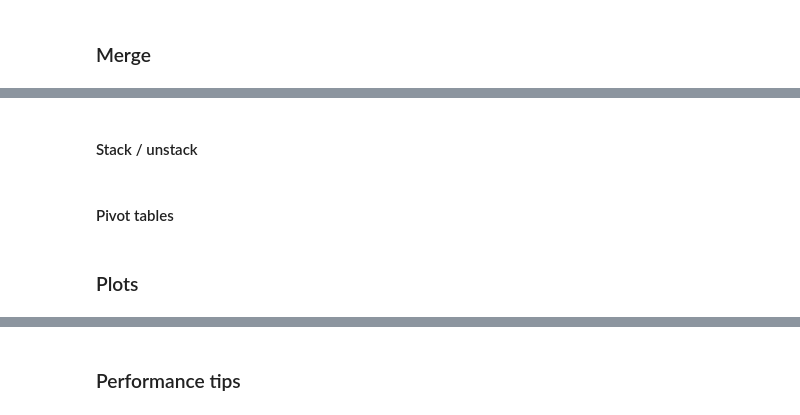
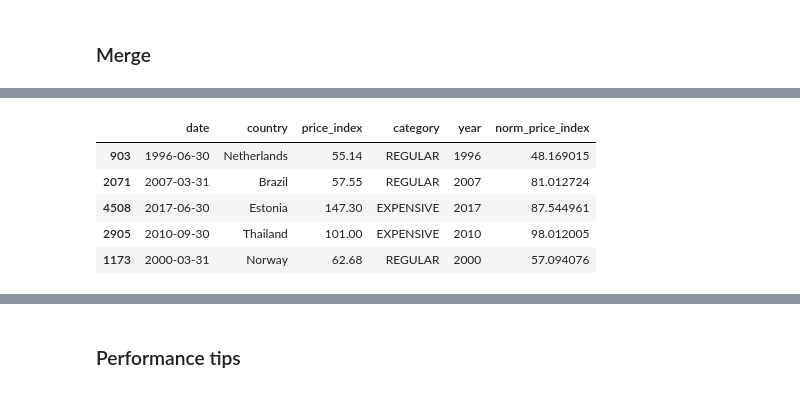
Before and after one commit to emikokic/processing_data_with_pandas, a Jupyter notebook: processing_data_with_pandas.ipynb, the cells around one changed output, grey strips where cells are left out. Drawn from its saved outputs; the diff is of its cells as text; code cells hidden in the pictures.

```diff
--- a/processing_data_with_pandas.ipynb
+++ b/processing_data_with_pandas.ipynb
@@ -267,10 +500,10 @@ price_norm_by_year.head()
 # %%
-df = df.merge(price_norm_by_year, how='left', left_on=df.date.dt.year, right_index=True)
-
+df = df.merge(price_norm_by_year, how='left', left_on='year', right_index=True)
 df.sample(5)
+# %% [output]
+|  | date | country | price_index | category | year | norm_price_index |
+| 903 | 1996-06-30 | Netherlands | 55.14 | REGULAR | 1996 | 48.169015 |
+| 2071 | 2007-03-31 | Brazil | 57.55 | REGULAR | 2007 | 81.012724 |
+| 4508 | 2017-06-30 | Estonia | 147.30 | EXPENSIVE | 2017 | 87.544961 |
+| 2905 | 2010-09-30 | Thailand | 101.00 | EXPENSIVE | 2010 | 98.012005 |
+| 1173 | 2000-03-31 | Norway | 62.68 | REGULAR | 2000 | 57.094076 |
-# %% [markdown]
-#### Stack / unstack
-# %% [markdown]
-#### Pivot tables
-# %% [markdown]
-### Plots
```
Also changed, not shown: parts of 74 cells of this notebook, 6 other files.
